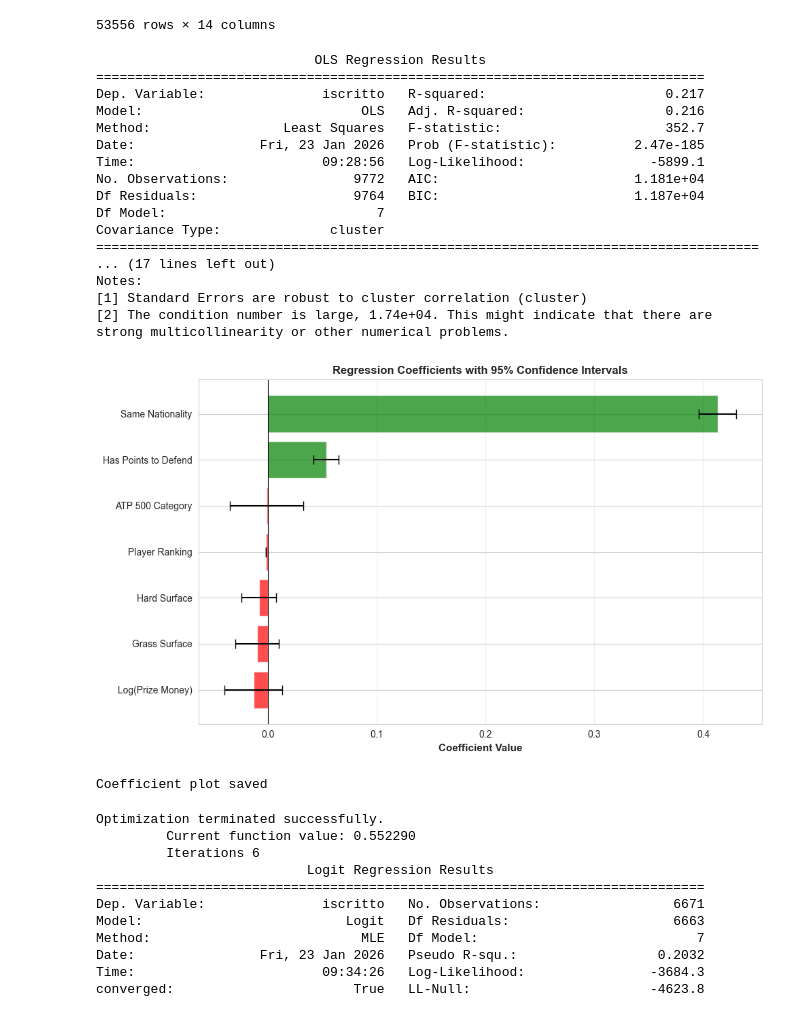
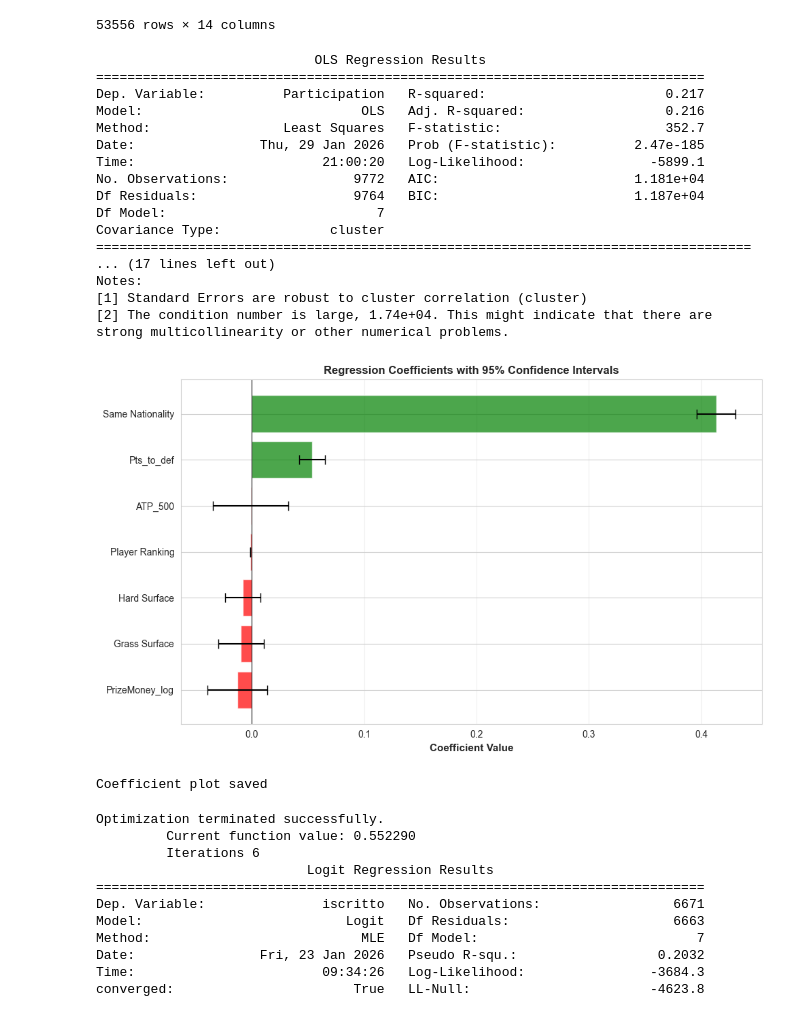
Before and after one commit to lorenzoGrivet/atp_project_CONSEGNA, a Jupyter notebook: regression.ipynb, the cells around one changed output. Saved outputs shown, nothing was run; the diff lists cells and outputs as text; code cells hidden in the pictures.

```diff
--- a/regression.ipynb
+++ b/regression.ipynb
@@ -87,6 +87,7 @@ for year in years:
     df_final = pd.concat([df_final, df], ignore_index=True)
 
 display(df_final)
+df_final.rename(columns={"iscritto": "Participation", "ha_pts_def": "Pts_to_def", "EventType_500": "ATP_500", "TotPrizeMoney_log": "PrizeMoney_log"}, inplace=True)
 # %% [output]
 |  | playercode | EventId | iscritto | Year | date_tournament | EventName | EventCountry | TotPrizeMoney | ... |
 | 0 | mv14 | 301 | 1 | 2023 | 2023-01-09 | Auckland | New Zealand | 642735 | ... |
@@ -107,16 +108,16 @@ import numpy as np
 
 df_final_copy = df_final.copy()
 
-mask = (df_final_copy["iscritto"] == 0)
+mask = (df_final_copy["Participation"] == 0)
 df_zero = df_final_copy[mask].sample(frac=0.10, random_state=42)
 df_one = df_final_copy[~mask]
 df_final_copy = pd.concat([df_zero, df_one], ignore_index=True)
 
-y = df_final_copy["iscritto"]
+y = df_final_copy["Participation"]
 
-df_final_copy["TotPrizeMoney_log"] = np.log1p(df_final_copy["TotPrizeMoney"])
+df_final_copy["PrizeMoney_log"] = np.log1p(df_final_copy["TotPrizeMoney"])
 #df_final_copy["Rank_log"] = np.log1p(df_final_copy["Rank"])
-X_fin = df_final_copy[["Rank", "TotPrizeMoney_log", "Same_Nationality", "ha_pts_def", "Surface_Grass", "Surface_Hard", "EventType_500"]]
+X_fin = df_final_copy[["Rank", "PrizeMoney_log", "Same_Nationality", "Pts_to_def", "Surface_Grass", "Surface_Hard", "ATP_500"]]
 
 # X_fin = df_final_copy.drop(columns=["iscritto", "playercode", "EventId", "Year", "date_tournament", "EventName", "EventCountry", "TotPrizeMoney"])
 
@@ -157,38 +158,38 @@ colors = ['green' if x > 0 else 'red' for x in coef_data.values]
 
 ax.barh(y_pos, coef_data.values, xerr=errors.values,
         color=colors, alpha=0.7, capsize=5)
 ax.set_yticks(y_pos)
 ax.set_yticklabels([coef_names.get(name, name) for name in coef_data.index])
 ax.axvline(x=0, color='black', linestyle='-', linewidth=0.8)
 ax.set_xlabel('Coefficient Value', fontsize=11, fontweight='bold')
 ax.set_title('Regression Coefficients with 95% Confidence Intervals',
              fontsize=12, fontweight='bold')
 ax.grid(axis='x', alpha=0.3)
 
 plt.tight_layout()
 plt.savefig('plots/01_coefficient_plot.png', dpi=300, bbox_inches='tight')
 plt.show()
 
 print("Coefficient plot saved")
 # %% [output]
                             OLS Regression Results
 ==============================================================================
-Dep. Variable:               iscritto   R-squared:                       0.217
+Dep. Variable:          Participation   R-squared:                       0.217
 Model:                            OLS   Adj. R-squared:                  0.216
 Method:                 Least Squares   F-statistic:                     352.7
-Date:                Fri, 23 Jan 2026   Prob (F-statistic):          2.47e-185
-Time:                        09:28:56   Log-Likelihood:                -5899.1
+Date:                Thu, 29 Jan 2026   Prob (F-statistic):          2.47e-185
+Time:                        21:00:20   Log-Likelihood:                -5899.1
 No. Observations:                9772   AIC:                         1.181e+04
 Df Residuals:                    9764   BIC:                         1.187e+04
 Df Model:                           7
 Covariance Type:              cluster
-=====================================================================================
+====================================================================================
 ... (17 lines left out)
 Notes:
 [1] Standard Errors are robust to cluster correlation (cluster)
 [2] The condition number is large, 1.74e+04. This might indicate that there are
 strong multicollinearity or other numerical problems.
-[figure, old version]
+[figure, new version]
 Coefficient plot saved
 # %%
 df = df_final.copy()
```
Also changed, not shown: 1 other file.
